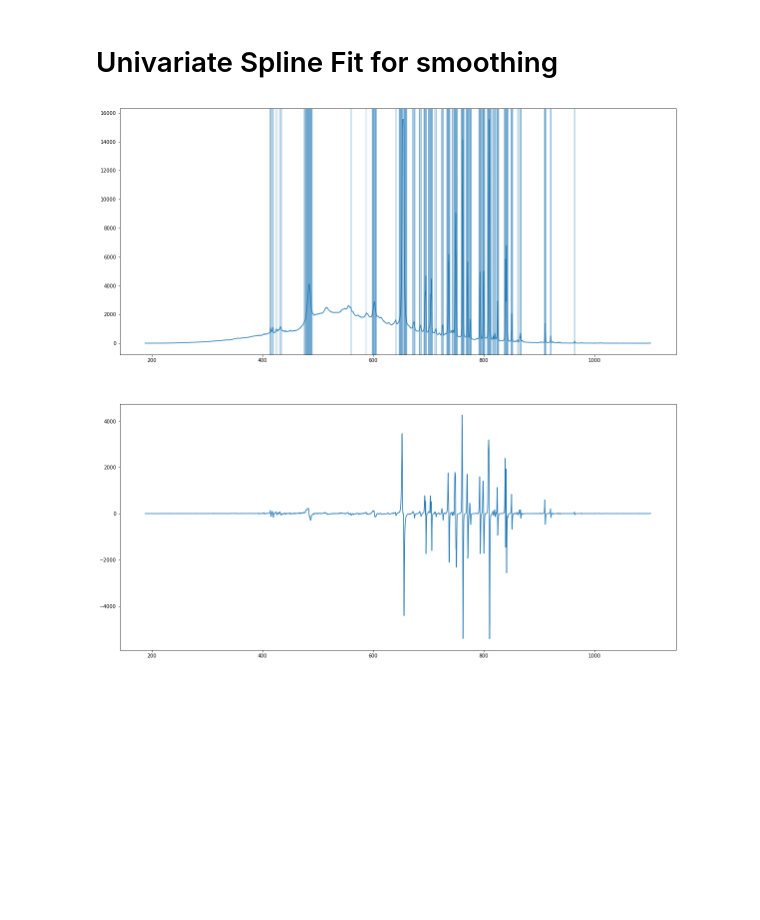
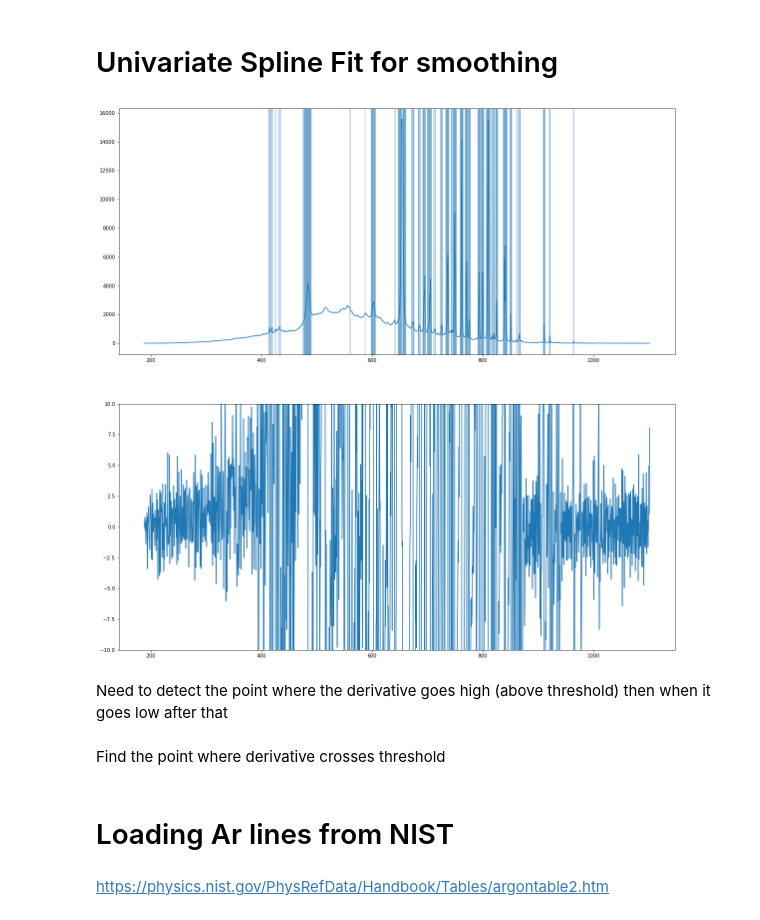
Before and after one commit to piovere/zeTorch, a Jupyter notebook: black body.ipynb, the cells around one changed output. Drawn from its saved outputs; the diff is of its cells as text; code cells hidden in the pictures; blank space fills up the shorter version.

```diff
--- a/black body.ipynb
+++ b/black body.ipynb
@@ -103,17 +131,26 @@ array([[1],
 # %%
 plt.figure(1, figsize=(20, 20))
 
 ds = UnivariateSpline(data[:,0], data[:,1], s=1e8)(data[:,0])
 
 plt.subplot(211)
 plt.plot(data[:,0], data[:,1])
 #plt.plot(data[:,0], ds)
 for _ in np.argwhere(np.abs(deriv)>50):
     plt.axvline(x=data[_,0], alpha=0.3)
 
 plt.subplot(212)
 plt.plot(data[:,0], deriv)
+plt.ylim(-10,10)
 
 plt.show()
 # %% [output]
-[figure, old version]
+[figure, new version]
+# %% [markdown]
+Need to detect the point where the derivative goes high (above threshold) then when it goes low after that
+# %% [markdown]
+Find the point where derivative crosses threshold
+# %% [markdown]
+# Loading Ar lines from NIST
+# %% [markdown]
+https://physics.nist.gov/PhysRefData/Handbook/Tables/argontable2.htm
```
Also changed, not shown: parts of 7 cells of this notebook.
